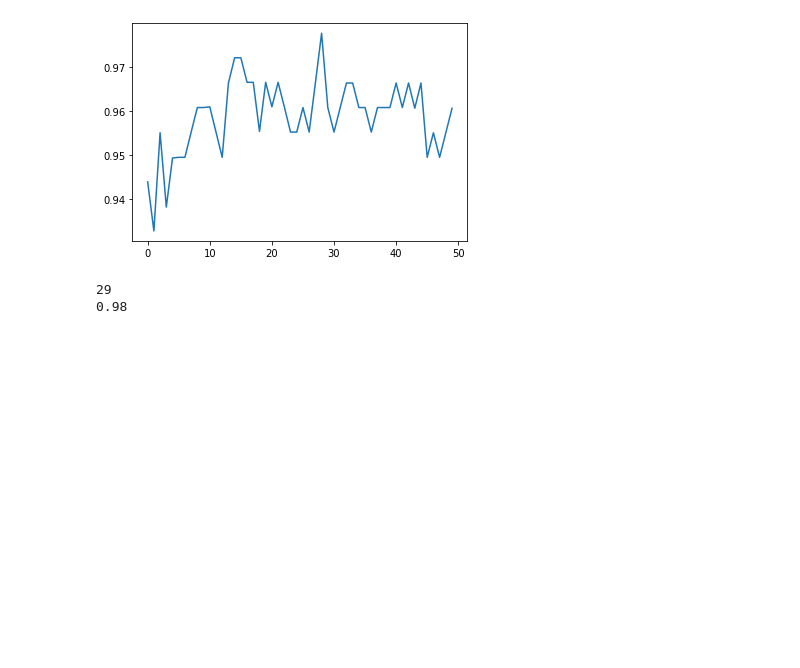
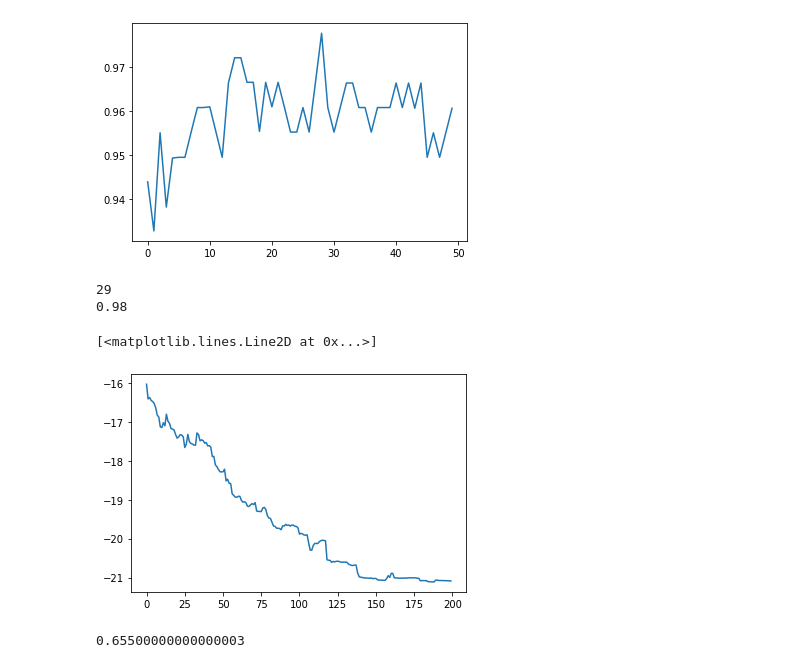
Before and after one commit to NEA33/coursera_machine_learning, a Jupyter notebook: week2/week2.ipynb, the cells around one changed output. Cells and saved outputs as stored; diff of their text form; code cells hidden in the pictures; blank space fills up the shorter version.

```diff
--- a/week2/week2.ipynb
+++ b/week2/week2.ipynb
@@ -78,0 +82,5 @@ print(round(scoreK_scaled[k-1], 2))
+# %%
+boston = load_boston()
+# %%
+X = preprocessing.scale(boston.data)
+y = boston.target
@@ -78,0 +90,14 @@ print(round(scoreK_scaled[k-1], 2))
+# %%
+kf = KFold(n_splits = 5, shuffle = True, random_state = 42)
+p = np.linspace(1, 10, 200)
+scoreK_scaled = np.zeros(200)
+for k in range(200):
+    neigh = KNeighborsRegressor(n_neighbors=5, weights = 'distance', p = p[k], metric='minkowski')
+    scoreK_scaled[k] += (cross_val_score(estimator=neigh, X=X, y=y,
+                                         scoring='neg_mean_squared_error',
+                                         cv = kf)).mean()
+# %%
+plt.plot(scoreK_scaled)
+# %% [output]
+[<matplotlib.lines.Line2D at 0x...>]
+[figure, added]
@@ -78,0 +122,8 @@ print(round(scoreK_scaled[k-1], 2))
+# %%
+clf = Perceptron(random_state=241)
+clf.fit(X_train, y_train)
+predictions = clf.predict(X_test)
+score1 = accuracy_score(y_test, predictions)
+score1
+# %% [output]
+0.65500000000000003
```
Also changed, not shown: parts of 9 cells of this notebook.
